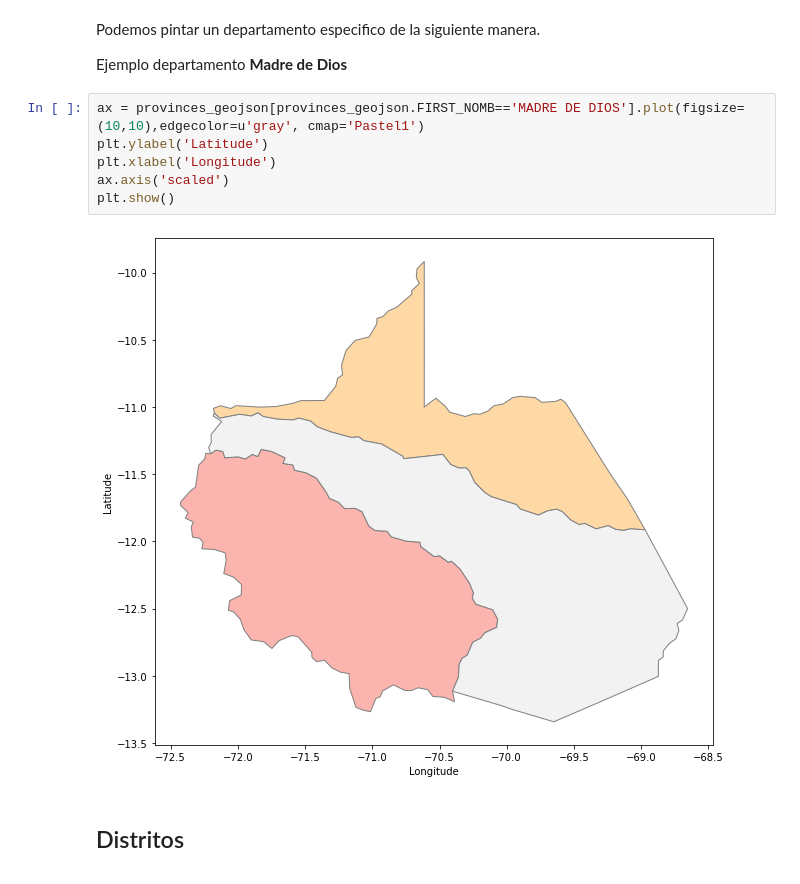
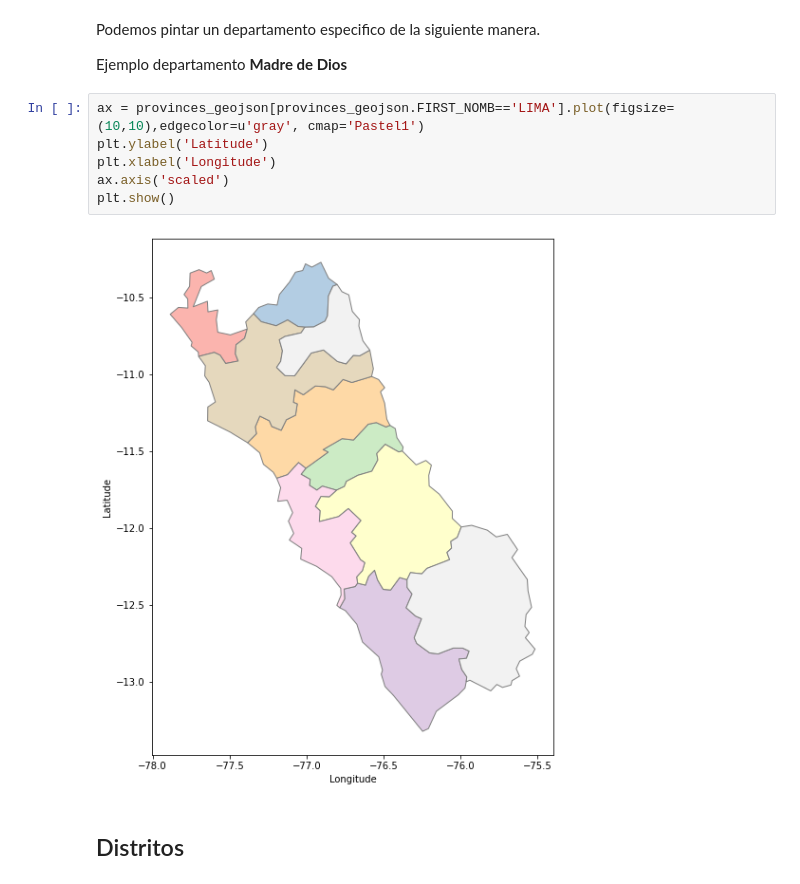
Before and after one commit to juniorpeves/Notebook-Visualization, a Jupyter notebook: geopandas-mapa-del-peru.ipynb, the cells around one changed output. Saved outputs shown, nothing was run; the diff lists cells and outputs as text.

```diff
--- a/geopandas-mapa-del-peru.ipynb
+++ b/geopandas-mapa-del-peru.ipynb
@@ -76,13 +76,13 @@ Podemos pintar un departamento especifico de la siguiente manera.
 
 Ejemplo departamento **Madre de Dios**
 # %%
-ax = provinces_geojson[provinces_geojson.FIRST_NOMB=='MADRE DE DIOS'].plot(figsize=(10,10),edgecolor=u'gray', cmap='Pastel1')
+ax = provinces_geojson[provinces_geojson.FIRST_NOMB=='LIMA'].plot(figsize=(10,10),edgecolor=u'gray', cmap='Pastel1')
 plt.ylabel('Latitude')
 plt.xlabel('Longitude')
 ax.axis('scaled')
 plt.show()
 # %% [output]
-[figure, old version]
+[figure, new version]
 # %% [markdown]
 ## Distritos
 # %%
```
Also changed, not shown: parts of 1 cell of this notebook, 10 other files.
